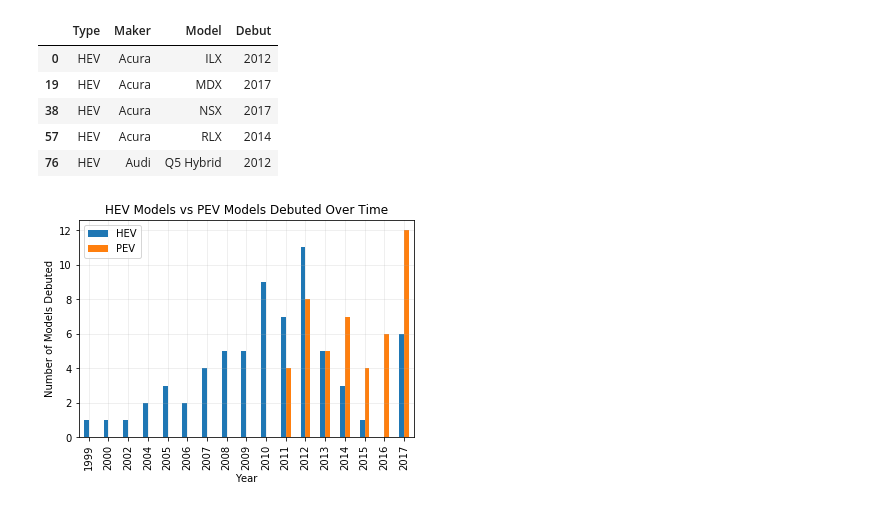
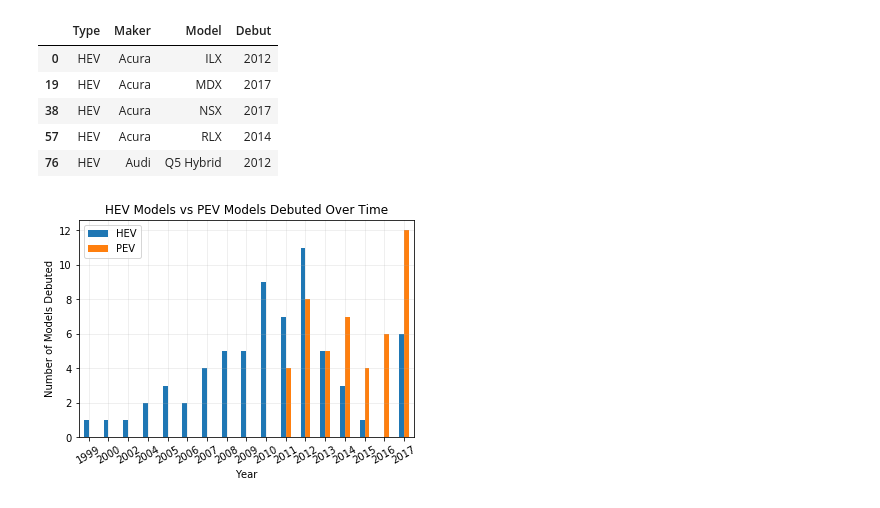
Before and after one commit to Barbara-Gordon/Team9, a Jupyter notebook: Cleaning Model Sales Data.ipynb, the cells around one changed output. Saved outputs shown, nothing was run; the diff lists cells and outputs as text; code cells hidden in the pictures.

Commit message:
report notes and updated plots

```diff
--- a/Cleaning Model Sales Data.ipynb
+++ b/Cleaning Model Sales Data.ipynb
@@ -97,14 +124,14 @@ debutYear.head()
 | 76 | HEV | Audi | Q5 Hybrid | 2012 |
 # %%
 debutYeargb = debutYear.groupby(['Debut', 'Type']).aggregate({"Model":'count'})
-debutYeargb.head()
-fig = debutYeargb.unstack().plot(kind = 'bar')
+
+fig = debutYeargb.unstack().plot(kind = 'bar', rot = 30)
 fig.legend(['HEV','PEV'])
 fig.grid(alpha = .25)
 fig.set_xlabel('Year')
 fig.set_ylabel('Number of Models Debuted')
 fig.set_title('HEV Models vs PEV Models Debuted Over Time')
 fig = fig.get_figure()
 fig.savefig('Plots and Maps\HEV vs PEV Models Debuted')
 # %% [output]
-[figure, old version]
+[figure, new version]
```
Also changed, not shown: parts of 6 cells of this notebook, 13 other files.
